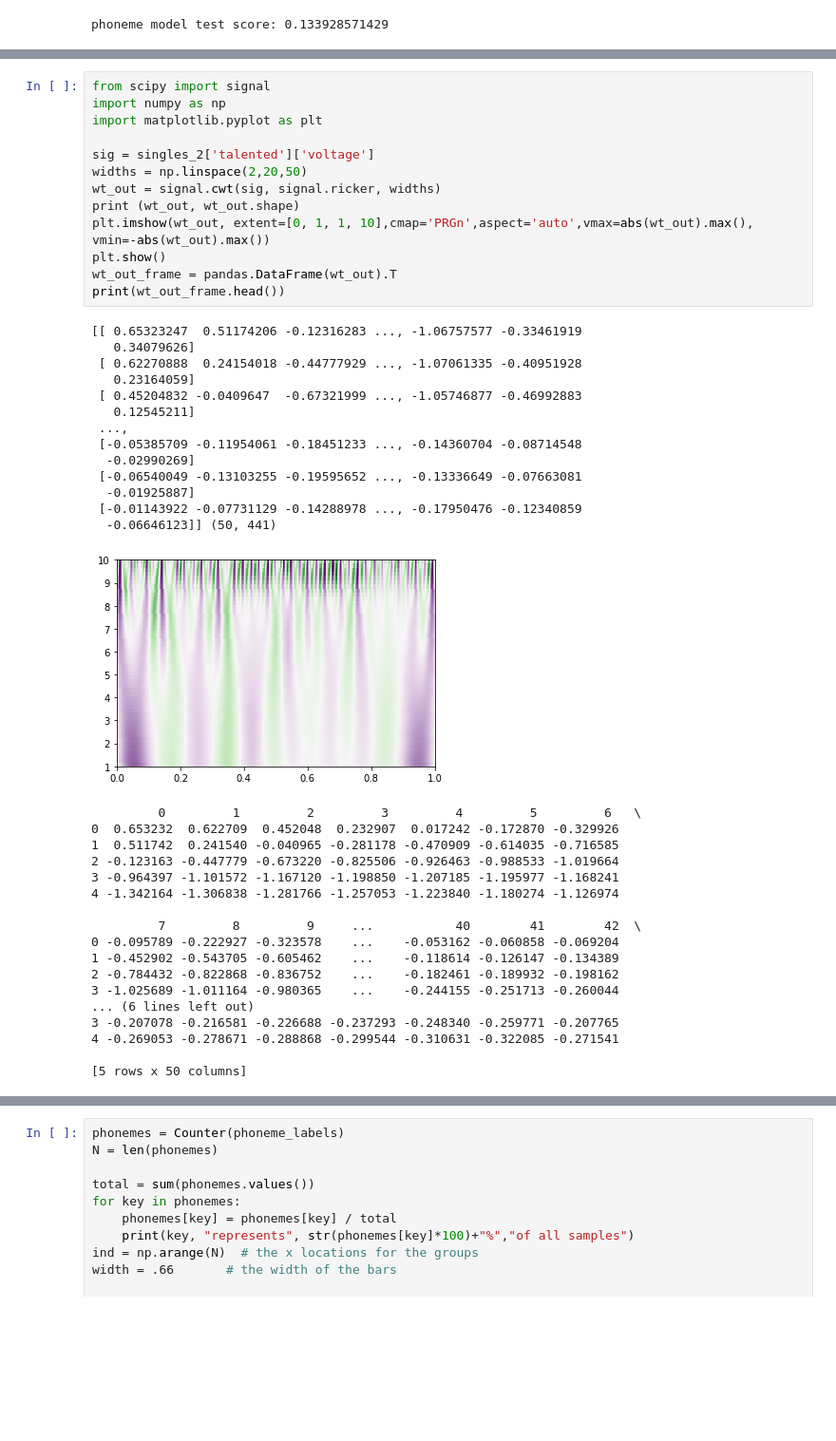
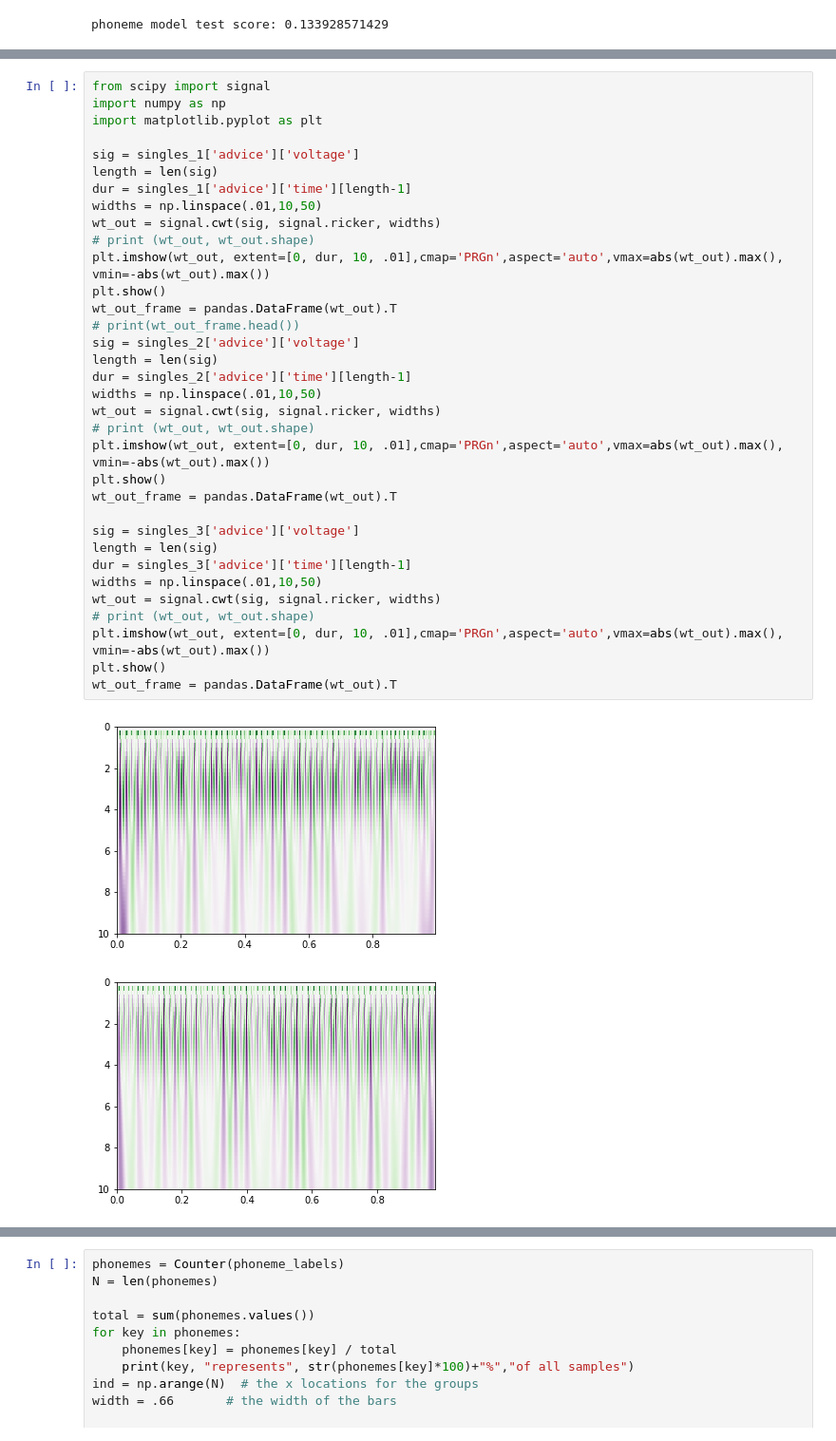
Before and after one commit to bwc126/MLND-Subvocal, a Jupyter notebook: Subvocal.ipynb, the cells around one changed output, grey strips where cells are left out. Shown at 95% size. Saved outputs shown, nothing was run; the diff lists cells and outputs as text; blank space fills up the shorter version.

Commit message:
feat: Clean up notebook, do stats and graphs for report

```diff
--- a/Subvocal.ipynb
+++ b/Subvocal.ipynb
@@ -359,45 +371,37 @@ print(pho2_score)
 # %%
 from scipy import signal
 import numpy as np
 import matplotlib.pyplot as plt
 
-sig = singles_2['talented']['voltage']
-widths = np.linspace(2,20,50)
+sig = singles_1['advice']['voltage']
+length = len(sig)
+dur = singles_1['advice']['time'][length-1]
+widths = np.linspace(.01,10,50)
 wt_out = signal.cwt(sig, signal.ricker, widths)
-print (wt_out, wt_out.shape)
-plt.imshow(wt_out, extent=[0, 1, 1, 10],cmap='PRGn',aspect='auto',vmax=abs(wt_out).max(), vmin=-abs(wt_out).max())
+# print (wt_out, wt_out.shape)
+plt.imshow(wt_out, extent=[0, dur, 10, .01],cmap='PRGn',aspect='auto',vmax=abs(wt_out).max(), vmin=-abs(wt_out).max())
 plt.show()
 wt_out_frame = pandas.DataFrame(wt_out).T
-print(wt_out_frame.head())
+# print(wt_out_frame.head())
+sig = singles_2['advice']['voltage']
+length = len(sig)
+dur = singles_2['advice']['time'][length-1]
+widths = np.linspace(.01,10,50)
+wt_out = signal.cwt(sig, signal.ricker, widths)
+# print (wt_out, wt_out.shape)
+plt.imshow(wt_out, extent=[0, dur, 10, .01],cmap='PRGn',aspect='auto',vmax=abs(wt_out).max(), vmin=-abs(wt_out).max())
+plt.show()
+wt_out_frame = pandas.DataFrame(wt_out).T
+
+sig = singles_3['advice']['voltage']
+length = len(sig)
+dur = singles_3['advice']['time'][length-1]
+widths = np.linspace(.01,10,50)
+wt_out = signal.cwt(sig, signal.ricker, widths)
+# print (wt_out, wt_out.shape)
+plt.imshow(wt_out, extent=[0, dur, 10, .01],cmap='PRGn',aspect='auto',vmax=abs(wt_out).max(), vmin=-abs(wt_out).max())
+plt.show()
+wt_out_frame = pandas.DataFrame(wt_out).T
 # %% [output]
-[[ 0.65323247  0.51174206 -0.12316283 ..., -1.06757577 -0.33461919
-   0.34079626]
- [ 0.62270888  0.24154018 -0.44777929 ..., -1.07061335 -0.40951928
-   0.23164059]
- [ 0.45204832 -0.0409647  -0.67321999 ..., -1.05746877 -0.46992883
-   0.12545211]
- ...,
- [-0.05385709 -0.11954061 -0.18451233 ..., -0.14360704 -0.08714548
-  -0.02990269]
- [-0.06540049 -0.13103255 -0.19595652 ..., -0.13336649 -0.07663081
-  -0.01925887]
- [-0.01143922 -0.07731129 -0.14288978 ..., -0.17950476 -0.12340859
-  -0.06646123]] (50, 441)
-[figure, old version]
+[figure, new version]
-         0         1         2         3         4         5         6   \
-0  0.653232  0.622709  0.452048  0.232907  0.017242 -0.172870 -0.329926
-1  0.511742  0.241540 -0.040965 -0.281178 -0.470909 -0.614035 -0.716585
-2 -0.123163 -0.447779 -0.673220 -0.825506 -0.926463 -0.988533 -1.019664
-3 -0.964397 -1.101572 -1.167120 -1.198850 -1.207185 -1.195977 -1.168241
-4 -1.342164 -1.306838 -1.281766 -1.257053 -1.223840 -1.180274 -1.126974
-
-         7         8         9     ...           40        41        42  \
-0 -0.095789 -0.222927 -0.323578    ...    -0.053162 -0.060858 -0.069204
-1 -0.452902 -0.543705 -0.605462    ...    -0.118614 -0.126147 -0.134389
-2 -0.784432 -0.822868 -0.836752    ...    -0.182461 -0.189932 -0.198162
-3 -1.025689 -1.011164 -0.980365    ...    -0.244155 -0.251713 -0.260044
-... (6 lines left out)
-3 -0.207078 -0.216581 -0.226688 -0.237293 -0.248340 -0.259771 -0.207765
-4 -0.269053 -0.278671 -0.288868 -0.299544 -0.310631 -0.322085 -0.271541
-
-[5 rows x 50 columns]
+[figure, added]
```
Also changed, not shown: parts of 18 cells of this notebook.
